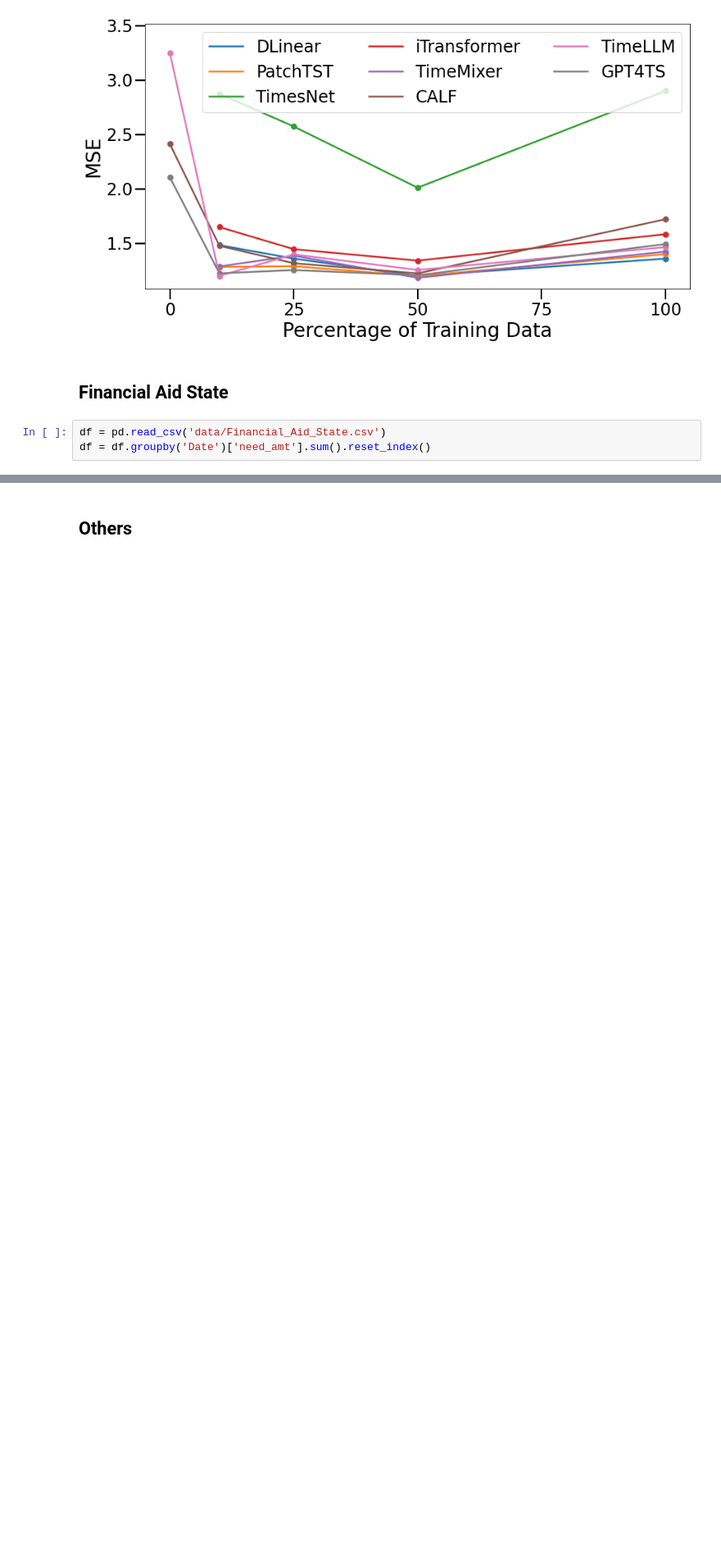
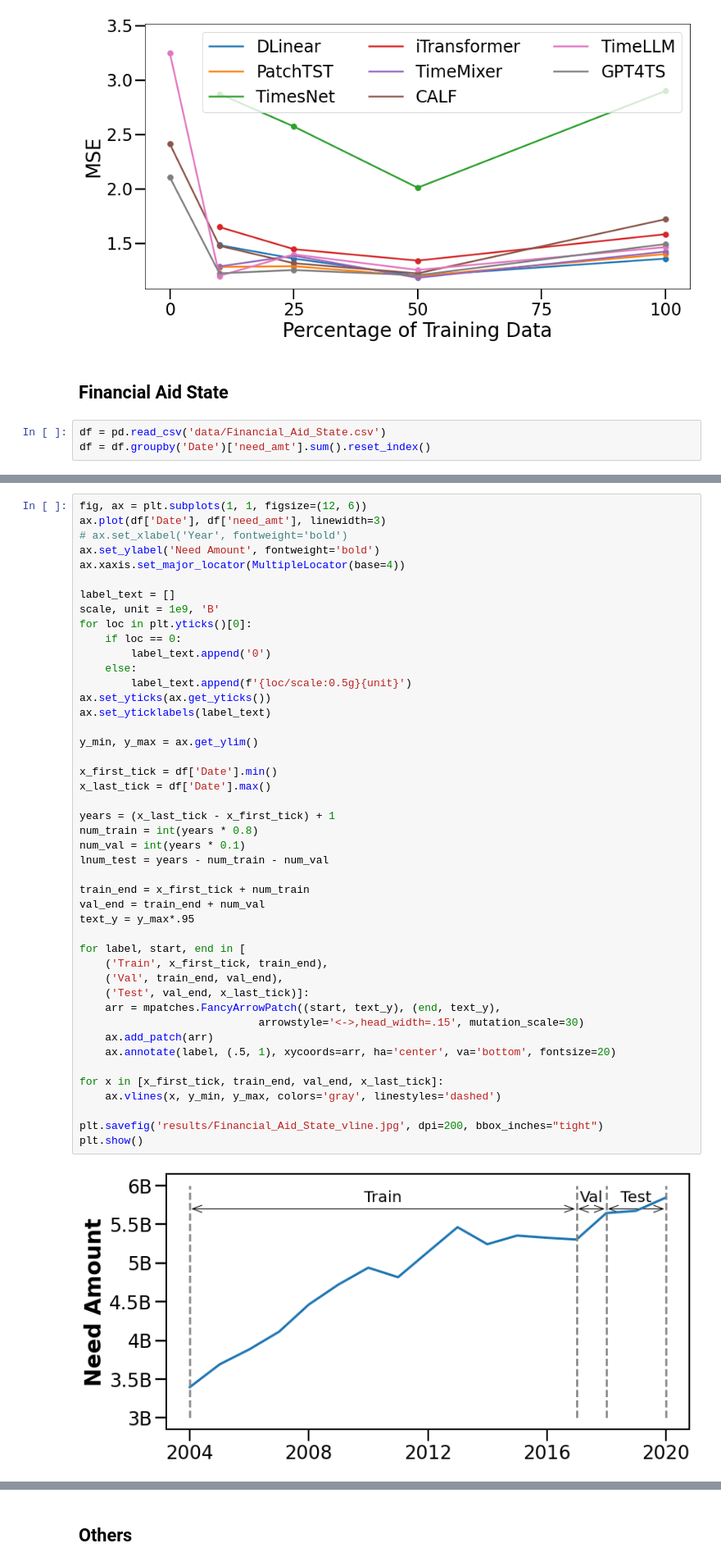
Before and after one commit to UVA-MLSys/Financial-Time-Series, a Jupyter notebook: plot.ipynb, the cells around one changed output, grey strips where cells are left out. Shown at 82% size. Drawn from its saved outputs; the diff is of its cells as text; blank space fills up the shorter version.

```diff
--- a/plot.ipynb
+++ b/plot.ipynb
@@ -223,0 +231,47 @@ plt.show()
+# %%
+fig, ax = plt.subplots(1, 1, figsize=(12, 6))
+ax.plot(df['Date'], df['need_amt'], linewidth=3)
+# ax.set_xlabel('Year', fontweight='bold')
+ax.set_ylabel('Need Amount', fontweight='bold')
+ax.xaxis.set_major_locator(MultipleLocator(base=4))
+
+label_text = []
+scale, unit = 1e9, 'B'
+for loc in plt.yticks()[0]:
+    if loc == 0:
+        label_text.append('0')
+    else:
+        label_text.append(f'{loc/scale:0.5g}{unit}')
+ax.set_yticks(ax.get_yticks())
+ax.set_yticklabels(label_text)
+
+y_min, y_max = ax.get_ylim()
+
+x_first_tick = df['Date'].min()
+x_last_tick = df['Date'].max()
+
+years = (x_last_tick - x_first_tick) + 1
+num_train = int(years * 0.8)
+num_val = int(years * 0.1)
+lnum_test = years - num_train - num_val
+
+train_end = x_first_tick + num_train
+val_end = train_end + num_val
+text_y = y_max*.95
+
+for label, start, end in [
+    ('Train', x_first_tick, train_end),
+    ('Val', train_end, val_end),
+    ('Test', val_end, x_last_tick)]:
+    arr = mpatches.FancyArrowPatch((start, text_y), (end, text_y),
+                            arrowstyle='<->,head_width=.15', mutation_scale=30)
+    ax.add_patch(arr)
+    ax.annotate(label, (.5, 1), xycoords=arr, ha='center', va='bottom', fontsize=20)
+
+for x in [x_first_tick, train_end, val_end, x_last_tick]:
+    ax.vlines(x, y_min, y_max, colors='gray', linestyles='dashed')
+
+plt.savefig('results/Financial_Aid_State_vline.jpg', dpi=200, bbox_inches="tight")
+plt.show()
+# %% [output]
+[figure, added]
```
Also changed, not shown: parts of 11 cells of this notebook, 16 other files.
